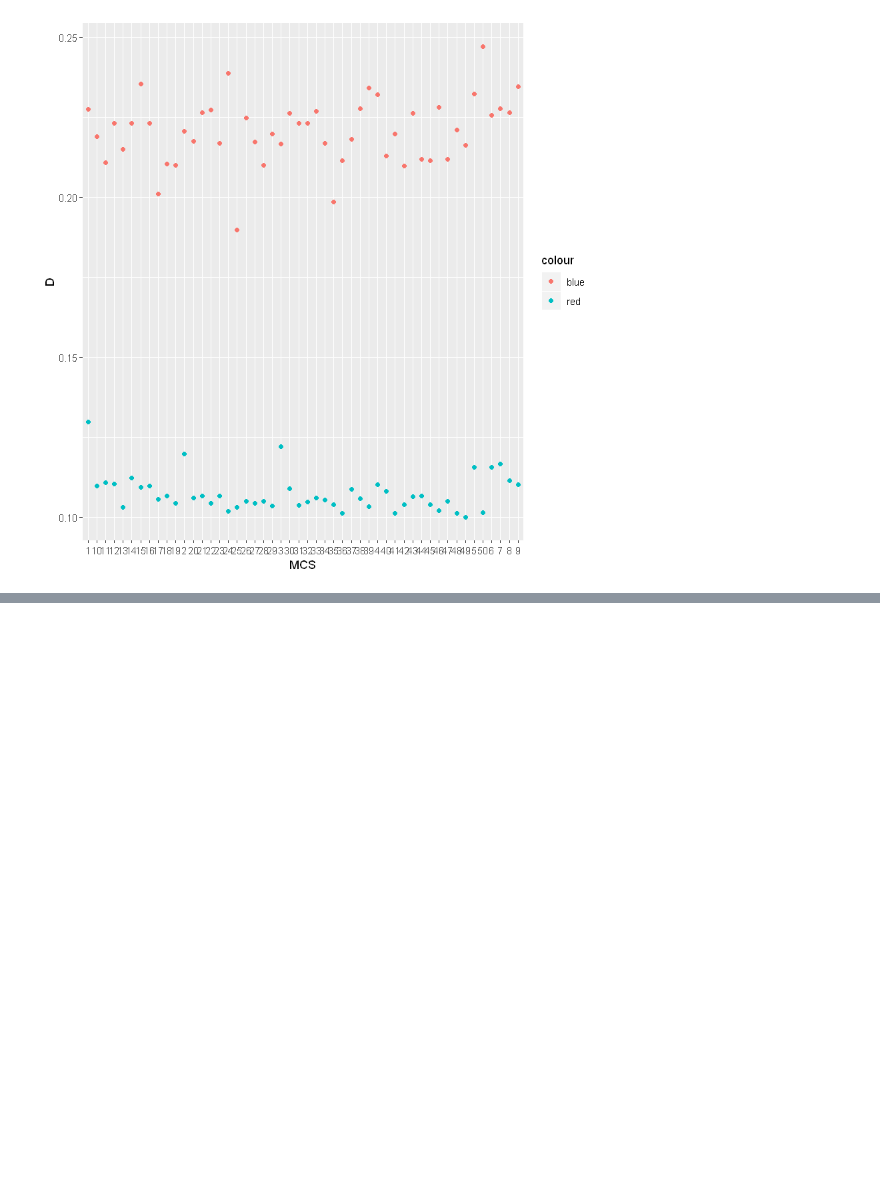
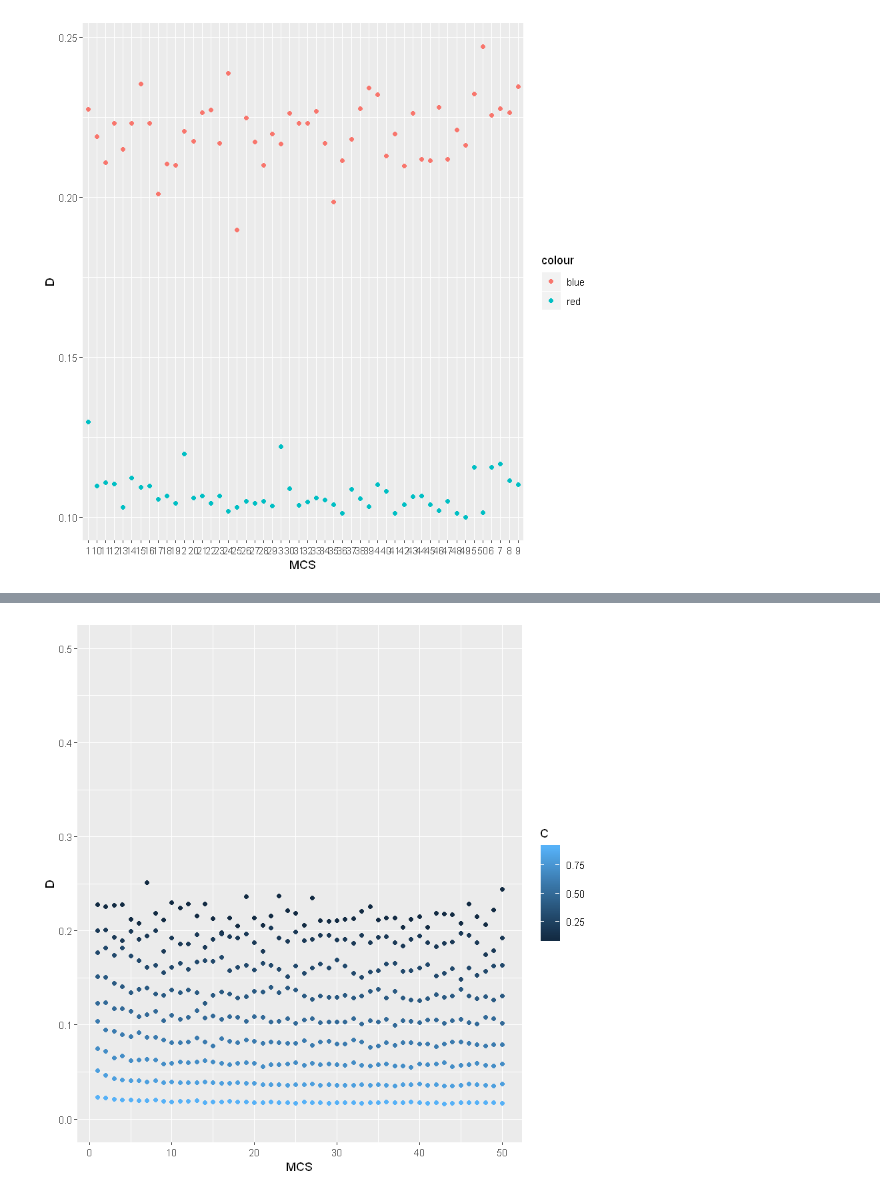
Before and after one commit to Squaess/StatisticalPhysics, a Jupyter notebook: diffusion/python/make_graphs.ipynb, the cells around one changed output, grey strips where cells are left out. Saved outputs shown, nothing was run; the diff lists cells and outputs as text; code cells hidden in the pictures; blank space fills up the shorter version.

```diff
--- a/diffusion/python/make_graphs.ipynb
+++ b/diffusion/python/make_graphs.ipynb
@@ -72,3 +72,11 @@ geom_point(data = res2, aes(MCS, D, color="blue"))
 # ylim(0,0.5)
 # %% [output]
 [figure]
+# %%
+pyt.v2 <- read.csv("res_pv2.csv", header = FALSE)
+
+names(pyt.v2)[1] <- "C"
+names(pyt.v2)[2] <- "MCS"
+names(pyt.v2)[3] <- "D"
+
+head(pyt.v2,5)
@@ -74,0 +90,4 @@ geom_point(data = res2, aes(MCS, D, color="blue"))
+# %%
+ggplot(data=pyt.v2, aes(MCS, D, color=C)) + geom_point() + ylim(0,0.5)
+# %% [output]
+[figure, added]
```
Also changed, not shown: parts of 1 cell of this notebook, 2 other files.
